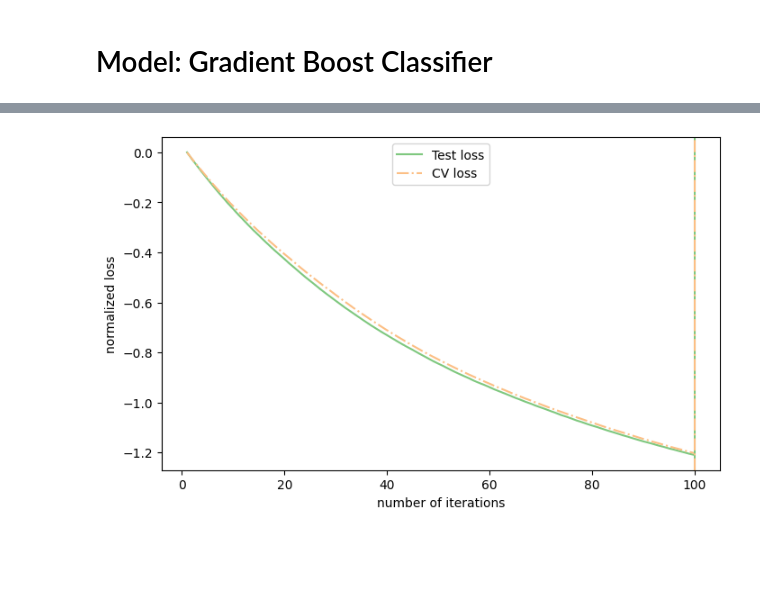
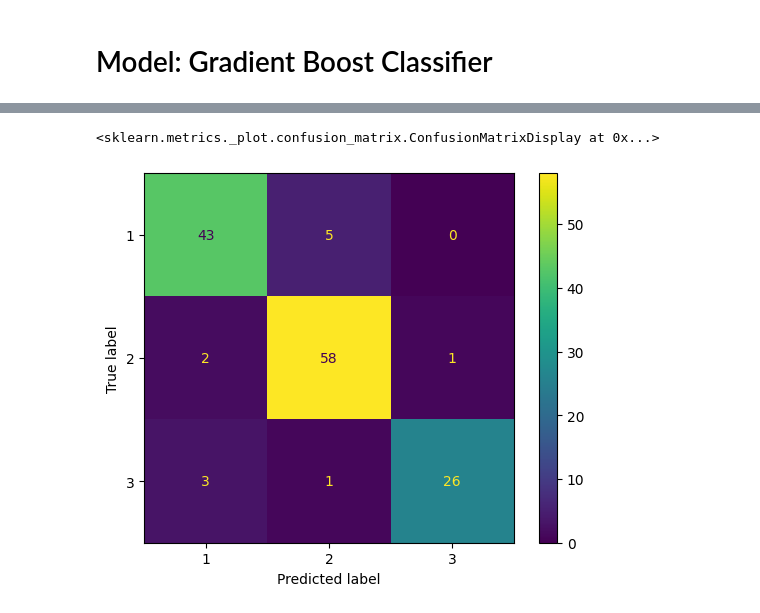
Before and after one commit to traceurSaimn/cas-deep-learning-project-tennis, a Jupyter notebook: pose_estimation_gradient_boost.ipynb, the cells around one changed output, grey strips where cells are left out. Saved outputs shown, nothing was run; the diff lists cells and outputs as text; code cells hidden in the pictures; blank space fills up the shorter version.

```diff
--- a/pose_estimation_gradient_boost.ipynb
+++ b/pose_estimation_gradient_boost.ipynb
@@ -239,6 +286,7 @@ class_mapping = {"forehand": 1,
 pose_features_processed = pose_features.copy()
 pose_features_processed["label"] = pose_features["label"].map(class_mapping)
 pose_features_processed = pose_features_processed.dropna()
+pose_features_processed = pose_features_processed.drop("sequenceIdentifier", axis=1)
 
 pose_features_processed.sample(10)
 # %% [output]
@@ -265,7 +323,9 @@ ax.legend()
 params = {
     "n_estimators": 100,
     "max_depth": 3,
-    "learning_rate": 0.01
+    "learning_rate": 0.01,
+    "verbose": 1,
+    "subsample": 0.8
 }
 
 gbc_model = GradientBoostingClassifier(**params)
@@ -283,3 +386,5 @@ gbc_model.score(X_test, y_test)
 # %%
+ConfusionMatrixDisplay.from_estimator(gbc_model, X_test, y_test)
 # %% [output]
+<sklearn.metrics._plot.confusion_matrix.ConfusionMatrixDisplay at 0x...>
-[figure, old version]
+[figure, new version]
```
Also changed, not shown: parts of 21 cells of this notebook.
